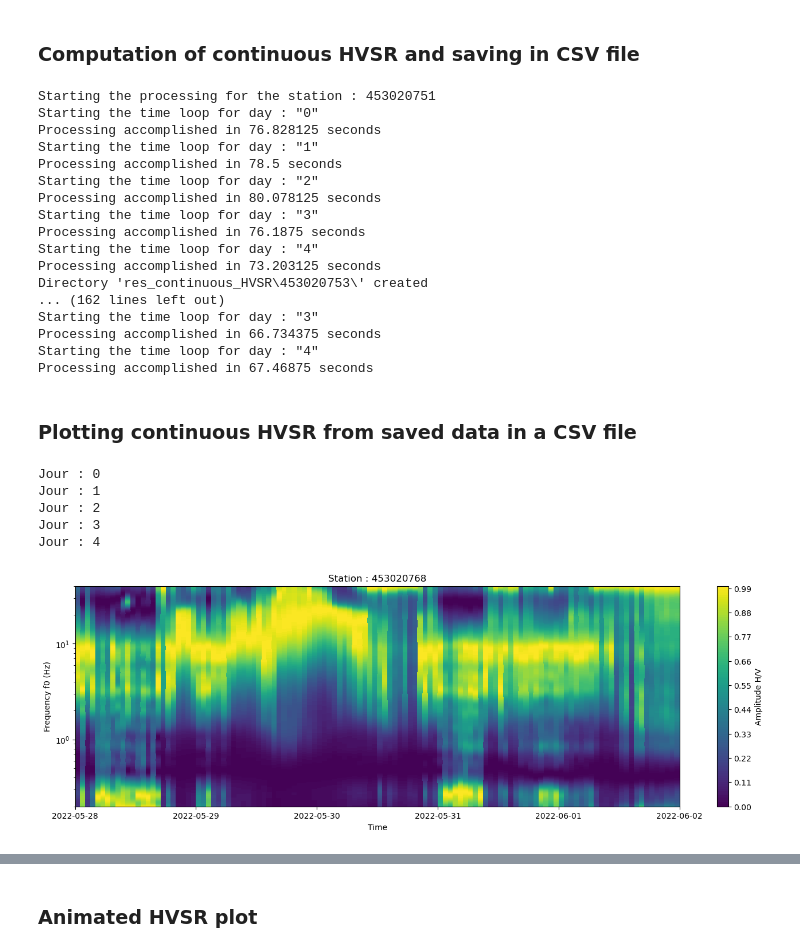
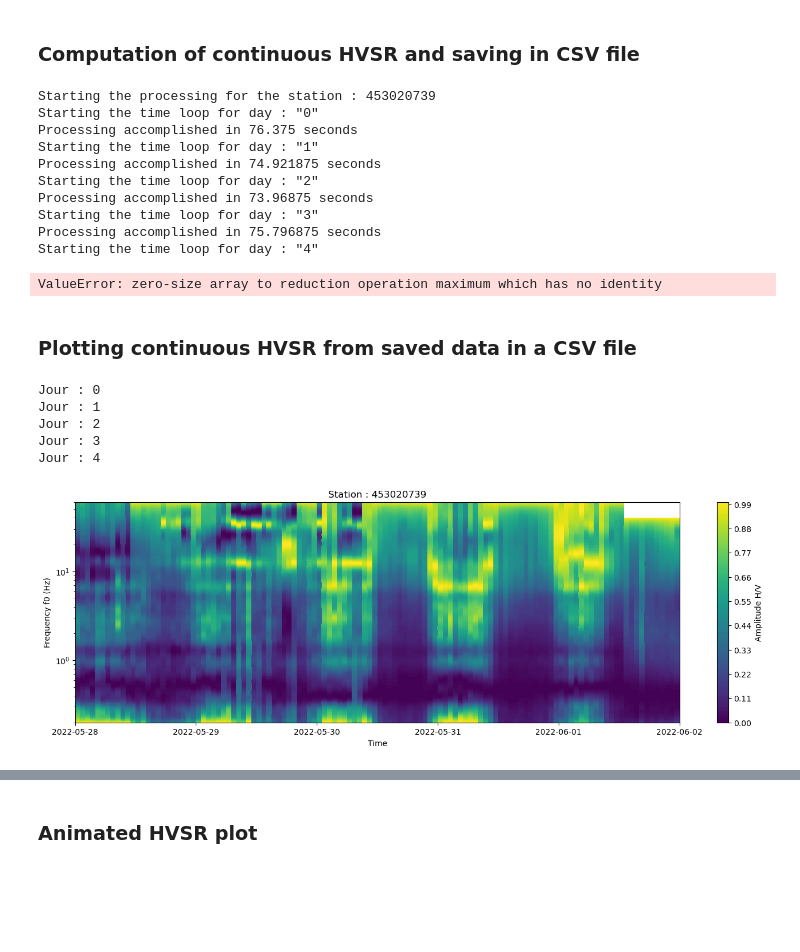
Before and after one commit to jgovoort/sismo-memo, a Jupyter notebook: Ice-thickness.ipynb, the cells around one changed output, grey strips where cells are left out. Cells and saved outputs as stored; diff of their text form; code cells hidden in the pictures; blank space fills up the shorter version.

Commit message:
restarting the hvsr

```diff
--- a/Ice-thickness.ipynb
+++ b/Ice-thickness.ipynb
@@ -249,7 +249,7 @@ def hvsr_export(filename, fields, ROW) :
         # writing the data rows
         csvwriter.writerows(ROW)
 # %%
-def hv_maximum(sensor, windowlenght, f_min, f_max) :
+def hv_maximum(sensor, windowlenght, f_min, f_max, azi = None) :
 
     #Rejection part
     n = 2 #standart deviation
@@ -257,10 +257,10 @@ def hv_maximum(sensor, windowlenght, f_min, f_max) :
     # Distribution of f0 {"lognormal", "normal"}. Geopsy default "normal" -> "lognormal" is recommended.
     distribution_f0 = "lognormal"
 
-    distribution_mc = "lognormal"
+    distribution_mc = 'normal'#"lognormal"
 
     width = 0.1 #Width of cosine taper {0. - 1.}. Geopsy default of 0.05 is equal to 0.1 -> 0.1 is recommended
-    bandwidth = 20 # Konno and Ohmachi smoothing constant
+    bandwidth = 40 # Konno and Ohmachi smoothing constant
 
 
     # Boolean to control whether Butterworth filter is applied.
@@ -289,9 +289,13 @@ def hv_maximum(sensor, windowlenght, f_min, f_max) :
     peak_f_lower = f_min
     peak_f_upper = f_max
     # Geopsy's default is "squared-average" -> "geometric-mean" is recommended/// single-azimuth.
-    method = "geometric-mean" #'single-azimuth'
+    if azi == None :
+        method = "geometric-mean" #'single-azimuth'
+        azimuth = 0
     # If method="single-azimuth", set azimuth in degree clock-wise from north. If method!="single-azimuth", value is ignored.
-    azimuth = 15
+    else :
+        method = 'single-azimuth'
+        azimuth = azi
 
     hv = sensor.hv(windowlenght, bp_filter, width, bandwidth, resampling, method,
                f_low=peak_f_lower, f_high=peak_f_upper, azimuth=azimuth)
@@ -316,9 +390,9 @@ def hv_maximum(sensor, windowlenght, f_min, f_max) :
 # %% [markdown]
 ### Computation of continuous HVSR and saving in CSV file
 # %%
-windowlenght = 120 #second
-f_min = 0.2
-f_max = 40
+windowlenght = 300 #second
+f_min = 0.5
+f_max = 6
 
 startdate = '2022.05.08'
 
@@ -332,10 +406,11 @@ HVTIMEALL = []
 
 #STATION = ['453020739'] #, "453020780."] ["453020754.", "453020769.", "453020774."]
 
-STATION = ['453020751',
-           '453020753','453020754','453020755','453020756','453020759','453020760','45302076','453020762',
-           '453020768','453020769','453020773','453020774','453020780','453020781']
-days = [10,12,13,12,12,13,9,13,13,13,13,13,13,9,9,9,14,10]
+#STATION = ['453020751',
+           #'453020753','453020754','453020755','453020756','453020759','453020760','45302076','453020762',
+           #'453020768','453020769','453020773','453020774','453020780','453020781']
+
+STATION = ['453020739']
 
 k=0
 
@@ -364,6 +439,7 @@ for namestt in STATION :
         date = startdate + datetime.timedelta(days = day)
         datetimeStr = date.strftime("%Y.%m.%d.%H.%M.%S.000")
 
+        #permet de déterminer le format du fichier dans le dossier pour une station donnée
         for file in fileroot :
             if file.startswith(namestt+'.'+str(startnumber+day)) and file.endswith('.E.miniseed') :
                 traceE = obspy.read(root+file)
@@ -391,13 +467,16 @@ for namestt in STATION :
 
         for i in range(nbr_timestep) :
 
+            #retourne la position du temps souhaité
             posstart = int(i*dtnbr)
             posend = int((i+1)*dtnbr+1)
 
+            #donne les trois traces dans chaque direction avec le temps de départ et fin correspondant
             SigtraceE = sigpropy.TimeSeries(traceE[0].data[posstart:posend], dt)
             SigtraceN = sigpropy.TimeSeries(traceN[0].data[posstart:posend], dt)
             SigtraceZ = sigpropy.TimeSeries(traceZ[0].data[posstart:posend], dt)
 
+            #aggrège les inputs pour hvsrpy
             sensor = hvsrpy.Sensor3c(SigtraceN,SigtraceE,SigtraceZ)
 
             starttime = starttrace+i*timesize*60
@@ -407,8 +486,10 @@ for namestt in STATION :
 
             meanamp, frq = hv_maximum(sensor, windowlenght, f_min, f_max)
 
+            #nom utilisé pour le fichier
             name = str(namestt)+'.'+str(day)+'.'+str(i)+'.csv'
 
+            #Conversion du temps indiqué en string
             starttime = datetime.datetime.strptime(str(starttime), '%Y-%m-%dT%H:%M:%S.000000Z')
             endtime = datetime.datetime.strptime(str(endtime), '%Y-%m-%dT%H:%M:%S.000000Z')
 
@@ -421,28 +502,18 @@ for namestt in STATION :
         endprocess = time.process_time()
         print('Processing accomplished in '+str(endprocess-startprocess)+' seconds')
     k += 1
-
-    #HVFREQALL.append(HVFREQ)
-    #HVAMPALL.append(HVAMP)
-    #HVTIMEALL.append(HVTIME)
 # %% [output]
-Starting the processing for the station : 453020751
+Starting the processing for the station : 453020739
 Starting the time loop for day : "0"
-Processing accomplished in 76.828125 seconds
+Processing accomplished in 76.375 seconds
 Starting the time loop for day : "1"
-Processing accomplished in 78.5 seconds
+Processing accomplished in 74.921875 seconds
 Starting the time loop for day : "2"
-Processing accomplished in 80.078125 seconds
+Processing accomplished in 73.96875 seconds
 Starting the time loop for day : "3"
-Processing accomplished in 76.1875 seconds
+Processing accomplished in 75.796875 seconds
 Starting the time loop for day : "4"
-Processing accomplished in 73.203125 seconds
-Directory 'res_continuous_HVSR\453020753\' created
-... (162 lines left out)
-Starting the time loop for day : "3"
-Processing accomplished in 66.734375 seconds
-Starting the time loop for day : "4"
-Processing accomplished in 67.46875 seconds
+ValueError: zero-size array to reduction operation maximum which has no identity
 # %% [markdown]
 ### Plotting continuous HVSR from saved data in a CSV file
 # %%
@@ -467,7 +538,7 @@ def hvsr_reader(filename, filepath) :
 # %%
 #root = 'res_continuous_HVSR\\453020750\\'
 #["453020754.", "453020769.", "453020774."]
-namestt = "453020768"#453020769" #'453020739'
+namestt = "453020739"#453020769" #'453020739'
 root = 'res_continuous_HVSR\\'+namestt+'\\'
 fig = plt.figure(figsize=(17,5))
 
@@ -517,34 +588,34 @@ for day in range(startnbrdays,nbrdays) :
         ContiHVFreq.append(tmpfrq)
         ContiHVFreq.append(tmpfrq)
         ContiHVAmp.append(tmpamp)
         ContiHVAmp.append(tmpamp)
 
     print('Jour : '+str(day))
 
 ContiHVTime = np.array(ContiHVTime)
 ContiHVFreq = np.array(ContiHVFreq)
 ContiHVAmp = np.array(ContiHVAmp)
 
 plt.contourf(ContiHVTime, ContiHVFreq,ContiHVAmp, 100)
 plt.colorbar(label = "Amplitude H/V")
 plt.title('Station : '+str(namestt) )
 plt.yscale('log')
 #plt.ylim(0,10)
 #plt.gca().invert_yaxis()
 plt.xlabel('Time')
 plt.ylabel('Frequency f0 (Hz)')
 #plt.ylabel('Depth (m)')
 
 plt.savefig('plot_ice_thick/NODE_VATNA/continuous_HVintensity_'+str(namestt)+'.png')
 
 plt.show()
 # %% [output]
 Jour : 0
 Jour : 1
 Jour : 2
 Jour : 3
 Jour : 4
-[figure, old version]
+[figure, new version]
 # %%
 import istremor_hvsr
 # %%
```
Also changed, not shown: parts of 6 cells of this notebook, 9 other files.
